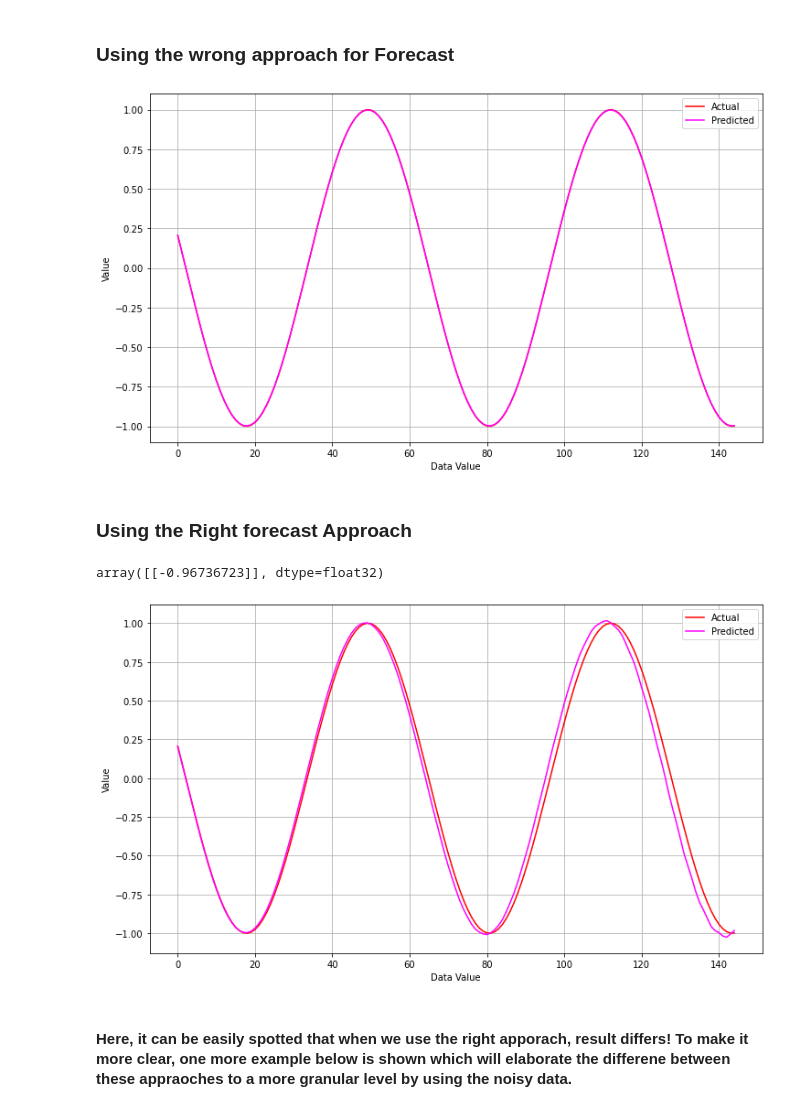
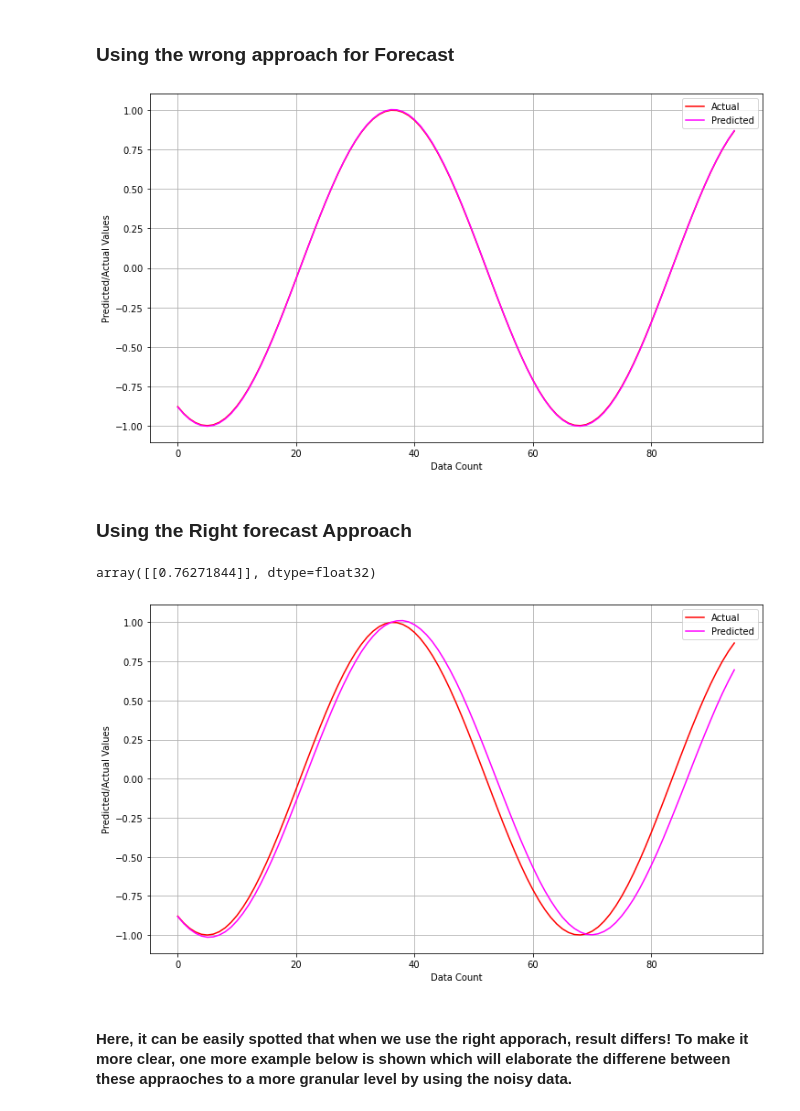
Before and after one commit to HarshitDawar55/Machine_And_Deep_Learning, a Jupyter notebook: Projects/Deep_Learning_Projects/AutoRegressor-Model-RNN-Basics/AutoRegressor Model.ipynb, the cells around one changed output. Cells and saved outputs as stored; diff of their text form; code cells hidden in the pictures.

```diff
--- a/Projects/Deep_Learning_Projects/AutoRegressor-Model-RNN-Basics/AutoRegressor Model.ipynb
+++ b/Projects/Deep_Learning_Projects/AutoRegressor-Model-RNN-Basics/AutoRegressor Model.ipynb
@@ -13,7 +13,7 @@ from tensorflow.keras.optimizers import Adam
 # %% [markdown]
 ## Generating Sample Data without Noise
 # %%
-timeSeriesData = np.sin(0.1 * np.arange(300))
+timeSeriesData = np.sin(0.1 * np.arange(200))
 # %%
 plt.figure(figsize = (15, 9))
 plt.plot(timeSeriesData)
@@ -43,11 +43,11 @@ inputShape = Input(shape = (T, ))
 outputLayer = Dense(1)(inputShape)
 
 model = Model(inputShape, outputLayer)
-model.compile(loss = "mse", optimiser = Adam(lr = 0.001))
+model.compile(loss = "mse", optimiser = Adam(lr = 0.01))
 # %%
 trainedModel = model.fit(data[:data.shape[0] // 2],
                          forecast[:forecast.shape[0] // 2],
-                         epochs = 100,
+                         epochs = 500,
                          validation_data = (data[-data.shape[0] // 2 : ], forecast[-forecast.shape[0] // 2 : ])
                     )
 # %% [output]
@@ -99,11 +97,11 @@ plt.plot(predictionsTargetValues, label = "Actual", c = "red")
 plt.plot(predictions, label = "Predicted", c = 'magenta')
 plt.legend()
 plt.grid()
-plt.xlabel("Data Value")
-plt.ylabel("Value")
+plt.xlabel("Data Count")
+plt.ylabel("Predicted/Actual Values")
 plt.show()
 # %% [output]
-[figure, old version]
+[figure, new version]
 # %% [markdown]
 ### Using the Right forecast Approach
 # %%
@@ -123,18 +121,18 @@ while len(predictions) < len(predictionsTargetValues):
 # %%
 model.predict(last_Value_Of_Data.reshape(1, -1))
 # %% [output]
-array([[-0.96736723]], dtype=float32)
+array([[0.76271844]], dtype=float32)
 # %%
 plt.figure(figsize = (12, 7))
 plt.plot(predictionsTargetValues, label = "Actual", c = "red")
 plt.plot(predictions, label = "Predicted", c = 'magenta')
 plt.legend()
 plt.grid()
-plt.xlabel("Data Value")
-plt.ylabel("Value")
+plt.xlabel("Data Count")
+plt.ylabel("Predicted/Actual Values")
 plt.show()
 # %% [output]
-[figure, old version]
+[figure, new version]
 # %% [markdown]
 #### Here, it can be easily spotted that when we use the right apporach, result differs! To make it more clear, one more example below is shown which will elaborate the differene between these appraoches to a more granular level by using the noisy data.
 # %% [markdown]
```
Also changed, not shown: parts of 11 cells of this notebook.
